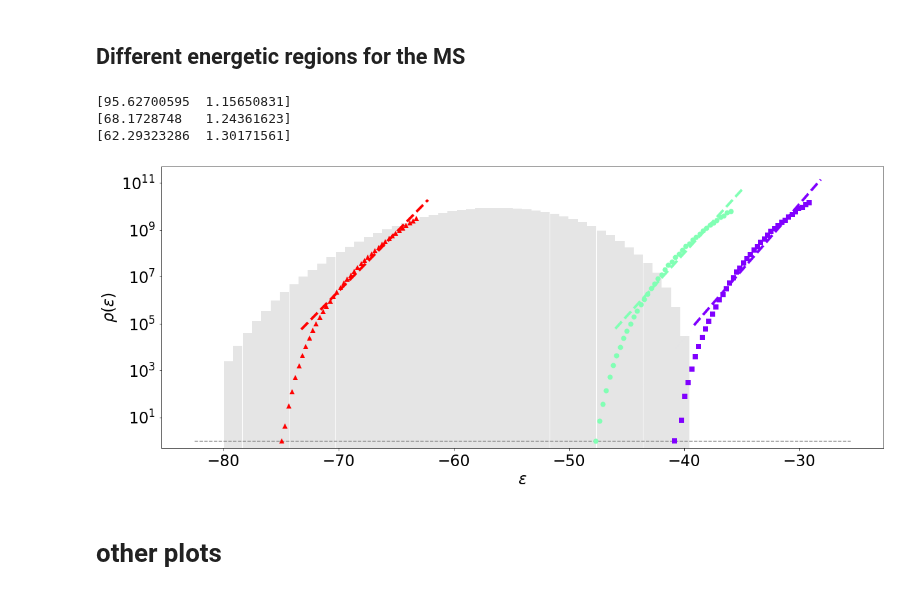
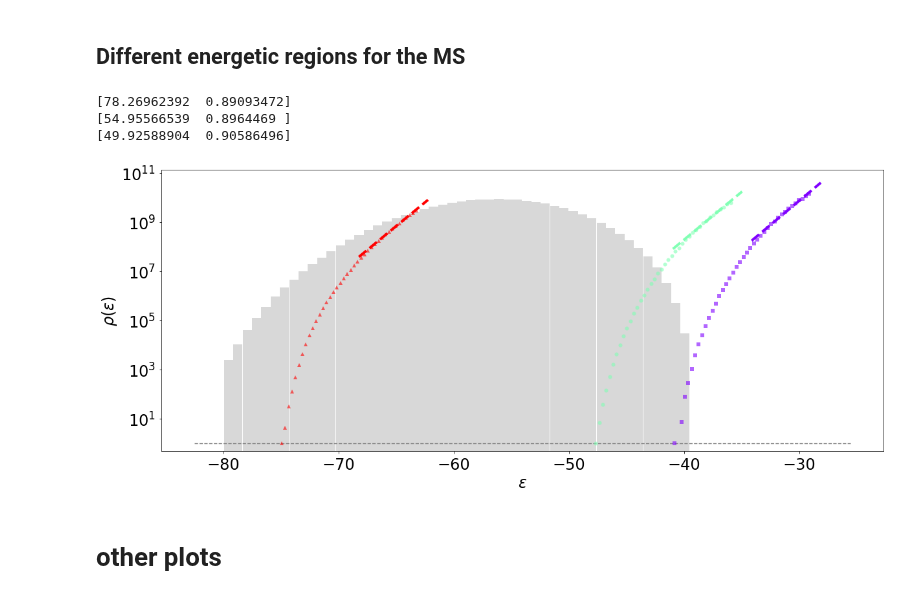
Before and after one commit to betoto008/Affinity_maturation, a Jupyter notebook: Jupyter_Notebooks/0_Shape_Space.ipynb, the cells around one changed output. Drawn from its saved outputs; the diff is of its cells as text; code cells hidden in the pictures.

```diff
--- a/Jupyter_Notebooks/0_Shape_Space.ipynb
+++ b/Jupyter_Notebooks/0_Shape_Space.ipynb
@@ -167,3 +167,36 @@ fig.savefig('../Figures/Density_of_States_MCMC_BCRs_MJ_N.png')
 print('%.2e'%(20**9), '%.2e'%(len(E)))
 # %% [output]
 5.12e+11 1.00e+07
+# %%
+L = 12
+N = 1e8
+colors = np.flip(plt.cm.rainbow(np.linspace(0,1,3)), axis = 0)
+markers = ['^', 'o', 's', '*', 'x']
+E_0s = np.array([])
+T = .8
+naive_range = 4
+master_sequences = np.array(['IMLWCMYLILWM', 'TACNSEYPNTTK', 'QRKDGPKQKKEN'])
+master_sequence = 'IMLWCMYLILWM'
+
+fig, ax = plt.subplots(figsize = (20,8))
+data=(np.loadtxt(Text_files_path + 'output_L-%d_T-%.6f_N-%d_Antigen-'%(L,T, N)+master_sequence+'.txt'))
+E = data[:,0] # Column with energies from text file
+data_E = np.histogram(E, bins = 40, density = False) # Creating histograms
+e_max = data_E[1][-2]
+e_array = np.linspace(e_max-naive_range, e_max, 100)
+rho_e = (data_E[0]/(np.exp(-data_E[1][:-1]/T)))/(data_E[0][0]/(np.exp(-data_E[1][0]/T)))
+e = data_E[1][:-1]
+e2 = e[np.where(e>(e_max-naive_range))]
+rho_e2 = rho_e[np.where(e>(e_max-naive_range))]
+popt, pcov = curve_fit(my_linear_func, e2, np.log(rho_e2), p0 = (60,1))
+print(popt)
+ax.plot(e, rho_e, linestyle = "", marker = markers[0], color = colors[0], ms = 8, alpha = .5)
+ax.plot(e_array, np.exp(my_linear_func(e_array, *popt)), linestyle = "--", color = colors[0], linewidth = 4)
+ax.set_title('MCMC simulation', fontsize = 25)
+ax.set_xlabel(r'$\epsilon$', fontsize = 24)
+ax.set_ylabel(r'$\rho(\epsilon)$', fontsize = 24)
+ax.tick_params(labelsize = 24)
+ax.set_yscale('log')
+ax.set_ylim(bottom=0.5)
+ax.hlines(1,ax.get_xlim()[0], ax.get_xlim()[1], linestyle = 'dashed', color = 'grey')
+fig.savefig('../Figures/0_Shape_Space/rho.png')
@@ -294,39 +330,39 @@ N = 1e8
 colors = np.flip(plt.cm.rainbow(np.linspace(0,1,3)), axis = 0)
 markers = ['^', 'o', 's', '*', 'x']
 E_0s = np.array([])
 T = .8
-naive_range = 9
+naive_range = 4
 master_sequences = ['IMLWCMYLILWM', 'TACNSEYPNTTK', 'QRKDGPKQKKEN']
 
 fig, ax = plt.subplots(figsize = (20,8))
 for i, master_sequence in enumerate(master_sequences):
     data=(np.loadtxt(Text_files_path + 'output_L-%d_T-%.6f_N-%d_Antigen-'%(L,T, N)+master_sequence+'.txt'))
     E = data[:,0] # Column with energies from text file
     data_E = np.histogram(E, bins = 40, density = False) # Creating histograms
     e_max = data_E[1][-2]
     e_array = np.linspace(e_max-naive_range-1, e_max+1, 100)
     rho_e = (data_E[0]/(np.exp(-data_E[1][:-1]/T)))/(data_E[0][0]/(np.exp(-data_E[1][0]/T)))
     e = data_E[1][:-1]
     e2 = e[np.where(e>(e_max-naive_range))]
     rho_e2 = rho_e[np.where(e>(e_max-naive_range))]
     popt, pcov = curve_fit(my_linear_func, e2, np.log(rho_e2), p0 = (60,1))
     print(popt)
-    ax.plot(e, rho_e, linestyle = "", marker = markers[i], color = colors[i], ms = 8)
+    ax.plot(e, rho_e, linestyle = "", marker = markers[i], color = colors[i], ms = 6, alpha = .6)
     ax.plot(e_array, np.exp(my_linear_func(e_array, *popt)), linestyle = "--", color = colors[i], linewidth = 4)
 
 ax.set_xlabel(r'$\epsilon$', fontsize = 24)
 ax.set_ylabel(r'$\rho(\epsilon)$', fontsize = 24)
 ax.tick_params(labelsize = 24)
 ax.set_yscale('log')
 ax.bar(data_MS[1][:-1], data_MS[0]*1e11, color = 'grey', alpha = 0.3)
 ax.set_ylim(bottom=0.5)
 ax.hlines(1,ax.get_xlim()[0], ax.get_xlim()[1], linestyle = 'dashed', color = 'grey')
 fig.savefig('../Figures/0_Shape_Space/range_MS.png')
 # %% [output]
-[95.62700595  1.15650831]
-[68.1728748   1.24361623]
-[62.29323286  1.30171561]
+[78.26962392  0.89093472]
+[54.95566539  0.8964469 ]
+[49.92588904  0.90586496]
-[figure, old version]
+[figure, new version]
 # %% [markdown]
 # other plots
 # %% [markdown]
```
Also changed, not shown: parts of 4 cells of this notebook, 2 other files.
